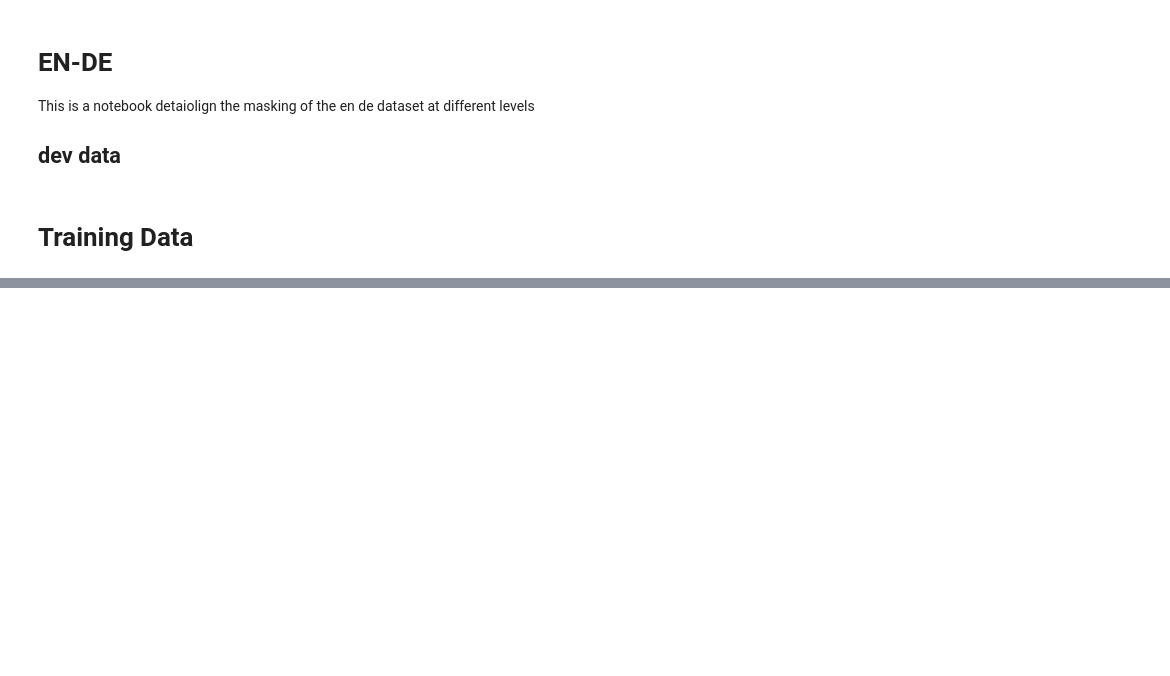
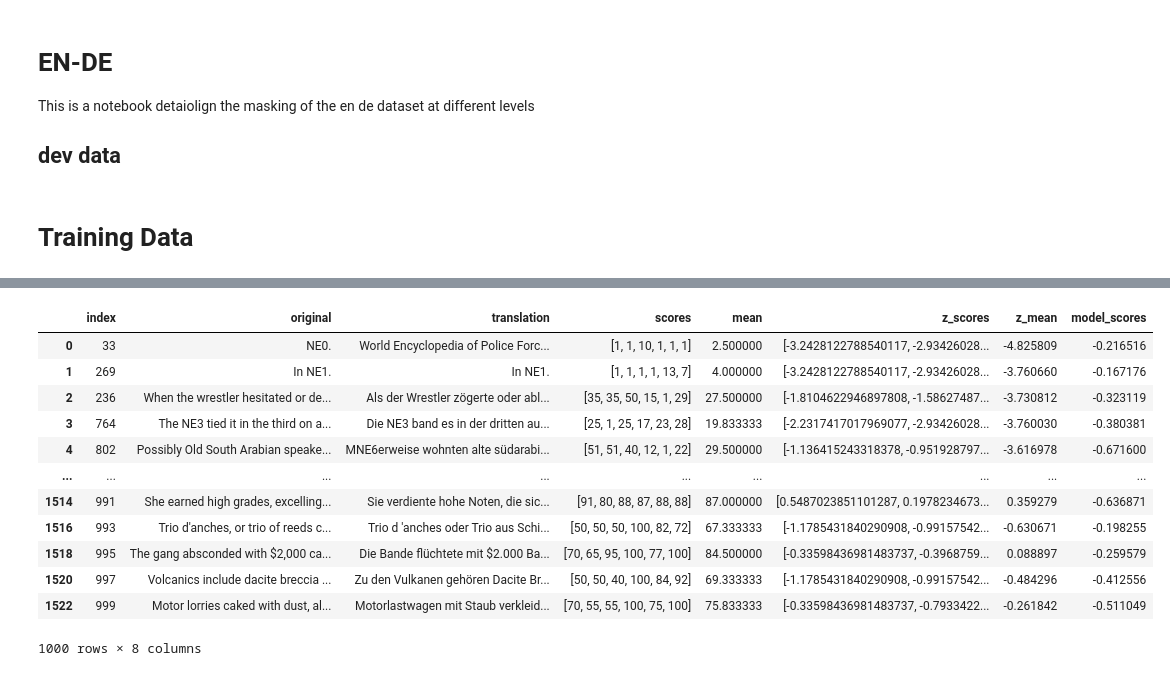
Before and after one commit to reidya3/Shared_task_wmt_2020, a Jupyter notebook: notebooks/masked different levels.ipynb, the cells around one changed output, grey strips where cells are left out. Drawn from its saved outputs; the diff is of its cells as text; code cells hidden in the pictures; blank space fills up the shorter version.

```diff
--- a/notebooks/masked different levels.ipynb
+++ b/notebooks/masked different levels.ipynb
@@ -174,2 +240,24 @@ total_train_df
+# %%
+maskd_df = same_enity_mask(maskd_df,OUT,JSON,entities,"ende")
+
+total_dev_df= pd.concat([maskd_df,en_de_dev_df], ignore_index=True)
+
+total_dev_df.drop_duplicates(subset=["index"],keep="first",inplace=True)
 # %%
-total_train_df.to_csv("../masked-data/masked_train_en_de_20.tsv", index = None, header=True,sep = '\t')
+total_dev_df.to_csv("../masked-data/masked_dev_en_de_same.tsv", index = None, header=True,sep = '\t')
+
+total_dev_df
+# %% [output]
+|  | index | original | translation | scores | mean | z_scores | z_mean | model_scores |
+| 0 | 33 | NE0. | World Encyclopedia of Police Forc... | [1, 1, 10, 1, 1, 1] | 2.500000 | [-3.2428122788540117, -2.93426028... | -4.825809 | -0.216516 |
+| 1 | 269 | In NE1. | In NE1. | [1, 1, 1, 1, 13, 7] | 4.000000 | [-3.2428122788540117, -2.93426028... | -3.760660 | -0.167176 |
+| 2 | 236 | When the wrestler hesitated or de... | Als der Wrestler zögerte oder abl... | [35, 35, 50, 15, 1, 29] | 27.500000 | [-1.8104622946897808, -1.58627487... | -3.730812 | -0.323119 |
+| 3 | 764 | The NE3 tied it in the third on a... | Die NE3 band es in der dritten au... | [25, 1, 25, 17, 23, 28] | 19.833333 | [-2.2317417017969077, -2.93426028... | -3.760030 | -0.380381 |
+| 4 | 802 | Possibly Old South Arabian speake... | MNE6erweise wohnten alte südarabi... | [51, 51, 40, 12, 1, 22] | 29.500000 | [-1.136415243318378, -0.951928797... | -3.616978 | -0.671600 |
+| ... | ... | ... | ... | ... | ... | ... | ... | ... |
+| 1514 | 991 | She earned high grades, excelling... | Sie verdiente hohe Noten, die sic... | [91, 80, 88, 87, 88, 88] | 87.000000 | [0.5487023851101287, 0.1978234673... | 0.359279 | -0.636871 |
+| 1516 | 993 | Trio d'anches, or trio of reeds c... | Trio d 'anches oder Trio aus Schi... | [50, 50, 50, 100, 82, 72] | 67.333333 | [-1.1785431840290908, -0.99157542... | -0.630671 | -0.198255 |
+| 1518 | 995 | The gang absconded with $2,000 ca... | Die Bande flüchtete mit $2.000 Ba... | [70, 65, 95, 100, 77, 100] | 84.500000 | [-0.33598436981483737, -0.3968759... | 0.088897 | -0.259579 |
+| 1520 | 997 | Volcanics include dacite breccia ... | Zu den Vulkanen gehören Dacite Br... | [50, 50, 40, 100, 84, 92] | 69.333333 | [-1.1785431840290908, -0.99157542... | -0.484296 | -0.412556 |
+| 1522 | 999 | Motor lorries caked with dust, al... | Motorlastwagen mit Staub verkleid... | [70, 55, 55, 100, 75, 100] | 75.833333 | [-0.33598436981483737, -0.7933422... | -0.261842 | -0.511049 |
+1000 rows × 8 columns
```
Also changed, not shown: parts of 13 cells of this notebook, 4 other files.
